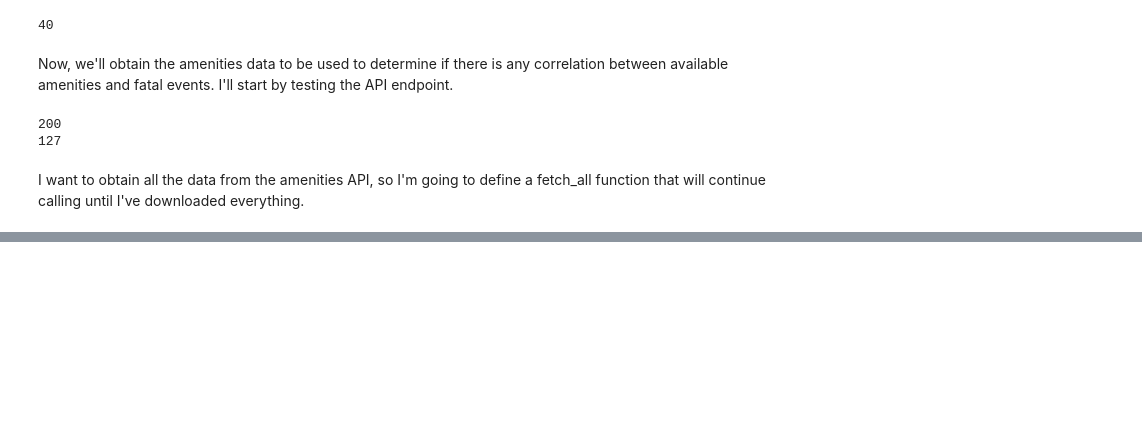
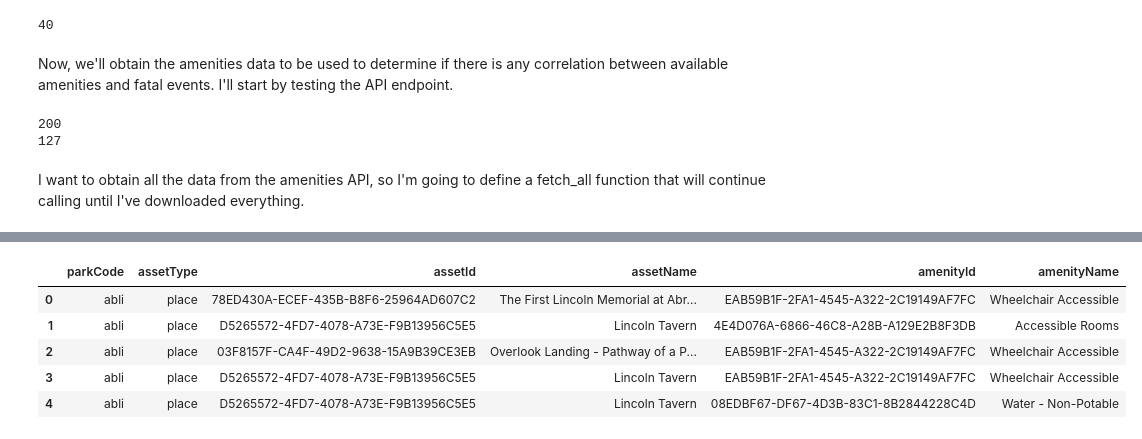
Before and after one commit to jeccalong/NPS_Mortality_Analysis, a Jupyter notebook: Notebooks/aquisitionAndCleaning.ipynb, the cells around one changed output, grey strips where cells are left out. Drawn from its saved outputs; the diff is of its cells as text; code cells hidden in the pictures; blank space fills up the shorter version.

```diff
--- a/Notebooks/aquisitionAndCleaning.ipynb
+++ b/Notebooks/aquisitionAndCleaning.ipynb
@@ -1496,0 +1630,11 @@ def _iter_records(maybe):
+# %%
+df_amenities = df_amenities.sort_values("parkCode").reset_index(drop=True)
+
+df_amenities.head()
+# %% [output]
+|  | parkCode | assetType | assetId | assetName | amenityId | amenityName |
+| 0 | abli | place | 78ED430A-ECEF-435B-B8F6-25964AD607C2 | The First Lincoln Memorial at Abr... | EAB59B1F-2FA1-4545-A322-2C19149AF7FC | Wheelchair Accessible |
+| 1 | abli | place | D5265572-4FD7-4078-A73E-F9B13956C5E5 | Lincoln Tavern | 4E4D076A-6866-46C8-A28B-A129E2B8F3DB | Accessible Rooms |
+| 2 | abli | place | 03F8157F-CA4F-49D2-9638-15A9B39CE3EB | Overlook Landing - Pathway of a P... | EAB59B1F-2FA1-4545-A322-2C19149AF7FC | Wheelchair Accessible |
+| 3 | abli | place | D5265572-4FD7-4078-A73E-F9B13956C5E5 | Lincoln Tavern | EAB59B1F-2FA1-4545-A322-2C19149AF7FC | Wheelchair Accessible |
+| 4 | abli | place | D5265572-4FD7-4078-A73E-F9B13956C5E5 | Lincoln Tavern | 08EDBF67-DF67-4D3B-83C1-8B2844228C4D | Water - Non-Potable |
```
Also changed, not shown: parts of 22 cells of this notebook, 10 other files.
